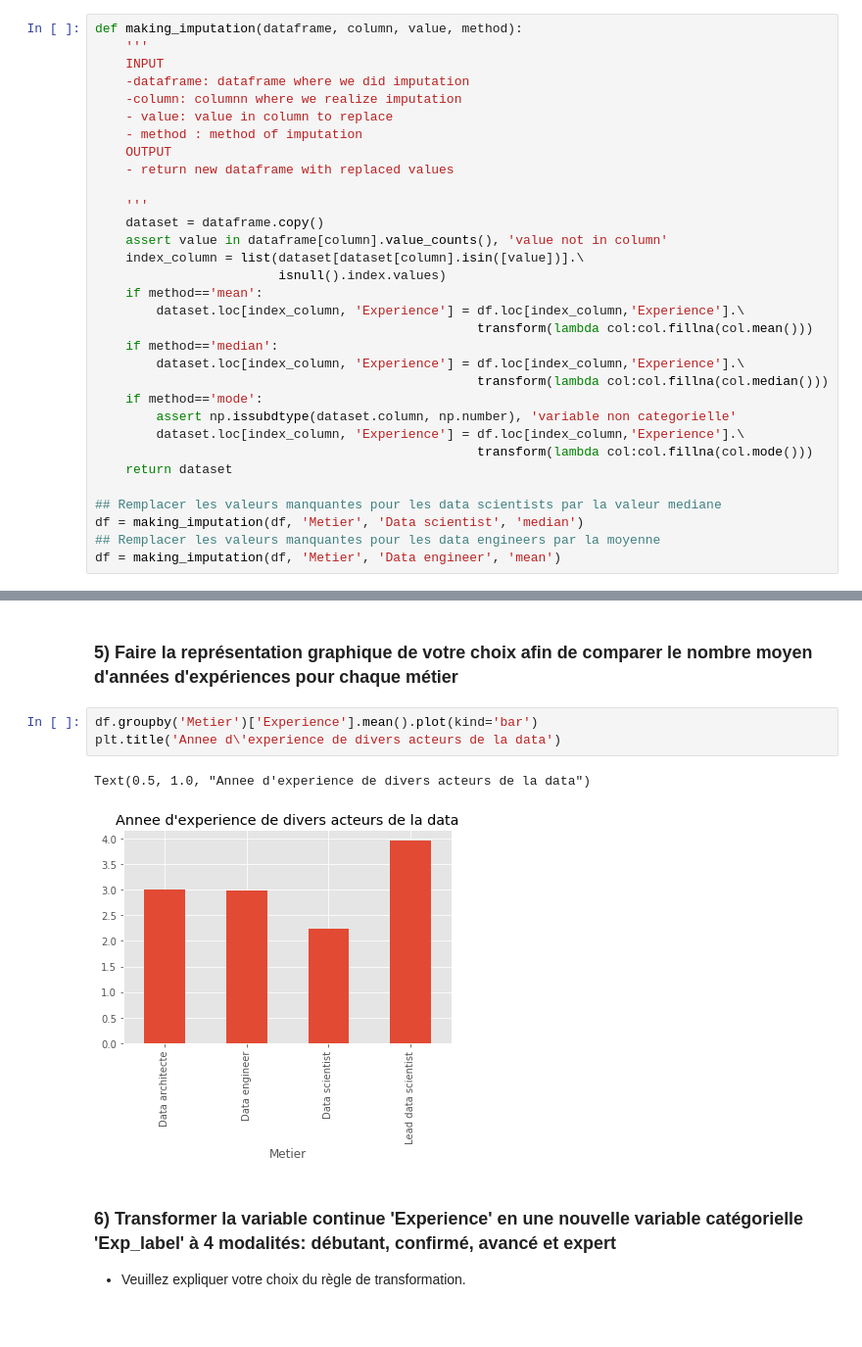
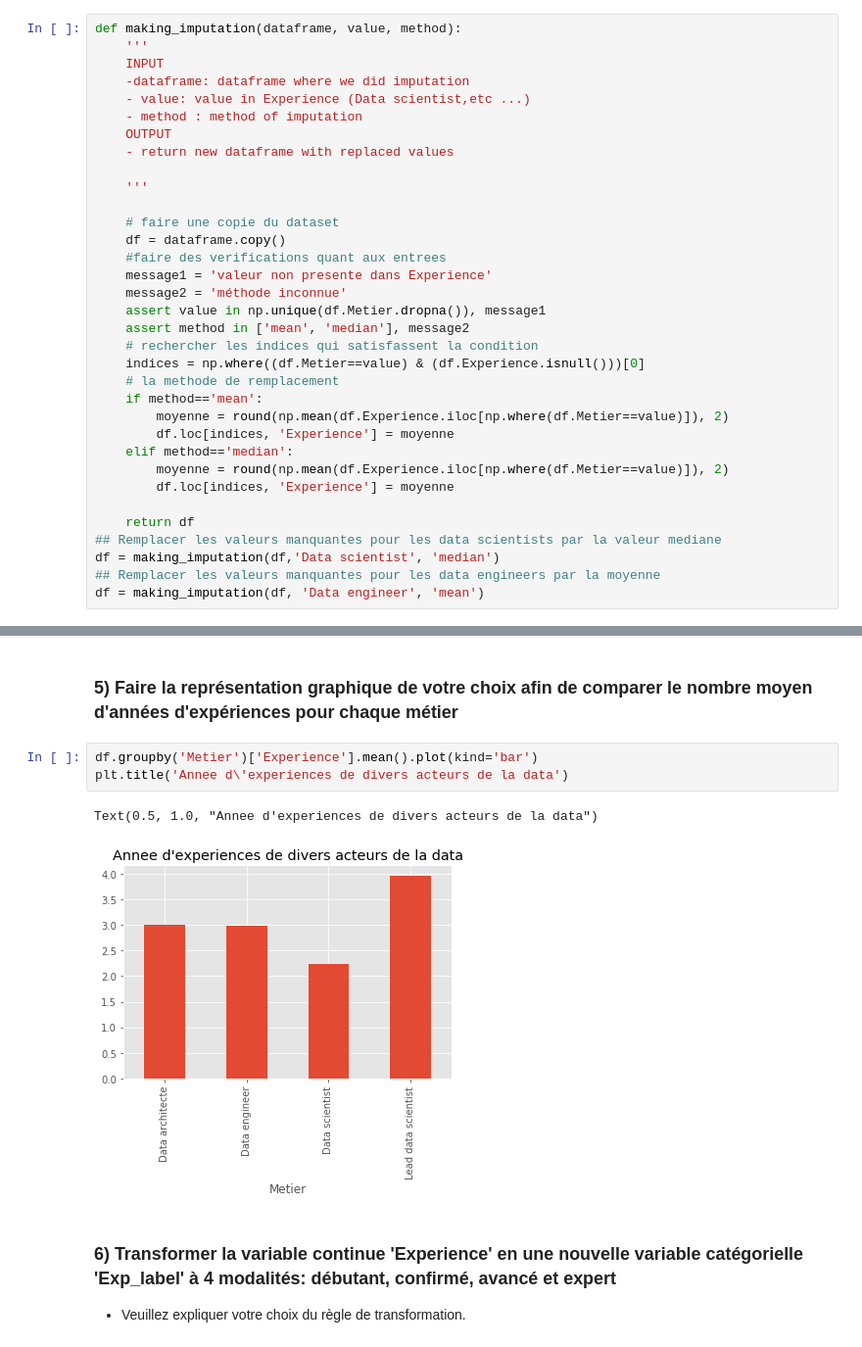
Before and after one commit to AngeKouame/AGILA-DATASET, a Jupyter notebook: Test_Technique_ML.ipynb, the cells around one changed output, grey strips where cells are left out. Shown at 98% size. Drawn from its saved outputs; the diff is of its cells as text.

```diff
--- a/Test_Technique_ML.ipynb
+++ b/Test_Technique_ML.ipynb
@@ -115,34 +82,36 @@ dtype: float64
 - la valeur médiane pour les data scientists
 - la valeur moyenne pour les data engineers
 # %%
-def making_imputation(dataframe, column, value, method):
+def making_imputation(dataframe, value, method):
     '''
     INPUT
     -dataframe: dataframe where we did imputation
-    -column: columnn where we realize imputation
-    - value: value in column to replace
+    - value: value in Experience (Data scientist,etc ...)
     - method : method of imputation
     OUTPUT
     - return new dataframe with replaced values
 
     '''
-    dataset = dataframe.copy()
-    assert value in dataframe[column].value_counts(), 'value not in column'
-    index_column = list(dataset[dataset[column].isin([value])].\
-                        isnull().index.values)
+
+    # faire une copie du dataset
+    df = dataframe.copy()
+    #faire des verifications quant aux entrees
+    message1 = 'valeur non presente dans Experience'
+    message2 = 'méthode inconnue'
+    assert value in np.unique(df.Metier.dropna()), message1
+    assert method in ['mean', 'median'], message2
+    # rechercher les indices qui satisfassent la condition
+    indices = np.where((df.Metier==value) & (df.Experience.isnull()))[0]
+    # la methode de remplacement
     if method=='mean':
-        dataset.loc[index_column, 'Experience'] = df.loc[index_column,'Experience'].\
-                                                  transform(lambda col:col.fillna(col.mean()))
-    if method=='median':
-        dataset.loc[index_column, 'Experience'] = df.loc[index_column,'Experience'].\
-                                                  transform(lambda col:col.fillna(col.median()))
-    if method=='mode':
-        assert np.issubdtype(dataset.column, np.number), 'variable non categorielle'
-        dataset.loc[index_column, 'Experience'] = df.loc[index_column,'Experience'].\
-                                                  transform(lambda col:col.fillna(col.mode()))
-    return dataset
+        moyenne = round(np.mean(df.Experience.iloc[np.where(df.Metier==value)]), 2)
+        df.loc[indices, 'Experience'] = moyenne
+    elif method=='median':
+        moyenne = round(np.mean(df.Experience.iloc[np.where(df.Metier==value)]), 2)
+        df.loc[indices, 'Experience'] = moyenne
 
+    return df
 ## Remplacer les valeurs manquantes pour les data scientists par la valeur mediane
-df = making_imputation(df, 'Metier', 'Data scientist', 'median')
+df = making_imputation(df,'Data scientist', 'median')
 ## Remplacer les valeurs manquantes pour les data engineers par la moyenne
-df = making_imputation(df, 'Metier', 'Data engineer', 'mean')
+df = making_imputation(df, 'Data engineer', 'mean')
@@ -172,10 +162,10 @@ Name: Experience, dtype: float64
 ### 5) Faire la représentation graphique de votre choix afin de comparer le nombre moyen d'années d'expériences pour chaque métier
 # %%
 df.groupby('Metier')['Experience'].mean().plot(kind='bar')
-plt.title('Annee d\'experience de divers acteurs de la data')
+plt.title('Annee d\'experiences de divers acteurs de la data')
 # %% [output]
-Text(0.5, 1.0, "Annee d'experience de divers acteurs de la data")
+Text(0.5, 1.0, "Annee d'experiences de divers acteurs de la data")
-[figure, old version]
+[figure, new version]
 # %% [markdown]
 ### 6) Transformer la variable continue 'Experience' en une nouvelle variable catégorielle 'Exp_label' à 4 modalités: débutant, confirmé, avancé et expert
 - Veuillez expliquer votre choix du règle de transformation.
```
Also changed, not shown: parts of 44 cells of this notebook.
